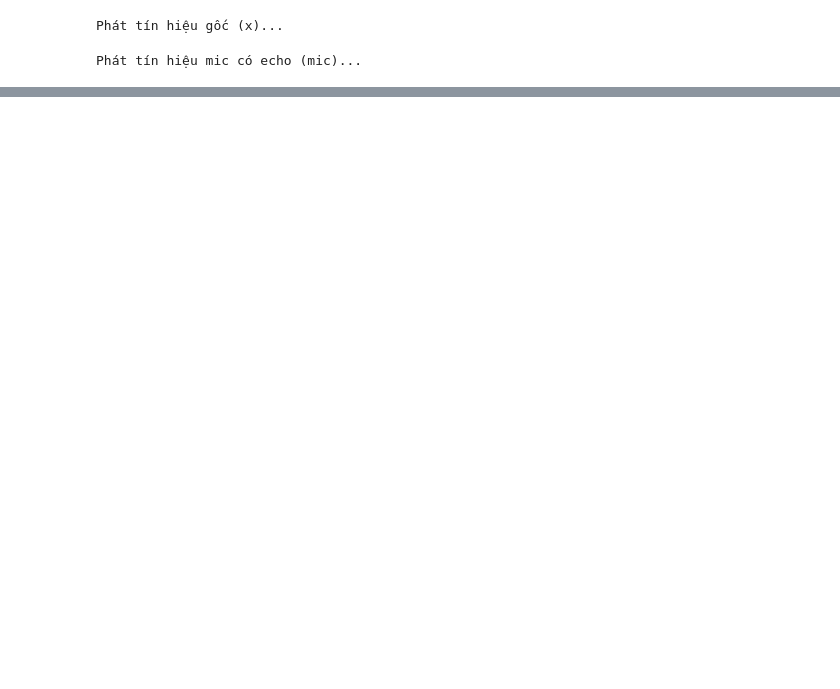
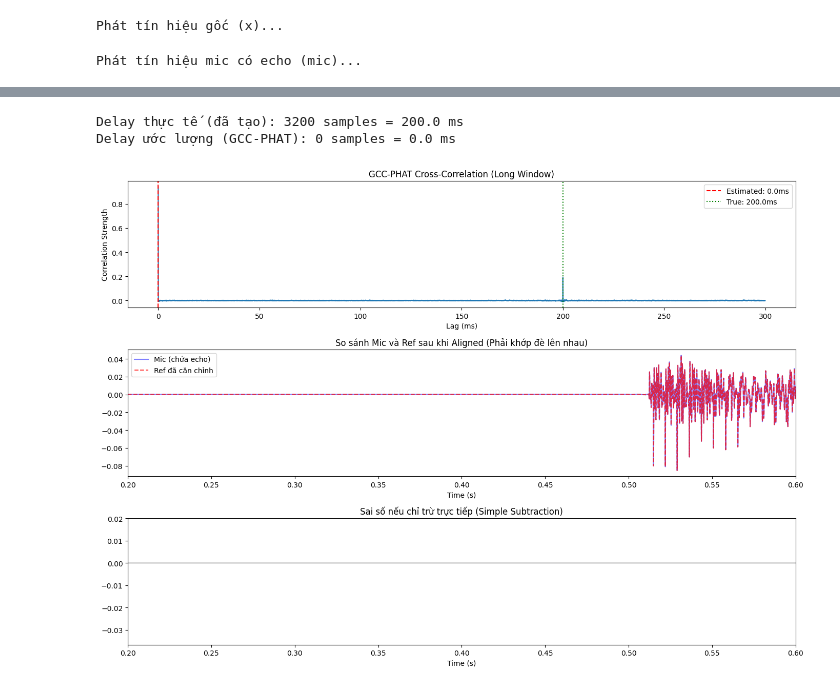
Before and after one commit to ZgsNat/DSP-Acoustic-Echo-Cancellation, a Jupyter notebook: aec-project/docs/real_aec.ipynb, the cells around one changed output, grey strips where cells are left out. Drawn from its saved outputs; the diff is of its cells as text; code cells hidden in the pictures; blank space fills up the shorter version.

```diff
--- a/aec-project/docs/real_aec.ipynb
+++ b/aec-project/docs/real_aec.ipynb
@@ -67,0 +115,75 @@ plt.show()
+# %%
+# --- Block 1: Delay Estimator (Cập nhật để nhận diện delay 200ms) ---
+# Khởi tạo lại với max_delay đủ lớn
+delay_est = DelayEstimator(sample_rate=fs, max_delay_ms=300.0)
+
+# Bước quan trọng: Để tìm được delay 200ms (3200 samples),
+# ta cần dùng một cửa sổ quan sát lớn hơn FRAME_SIZE.
+# Ở đây ta sẽ dùng 1 giây đầu tiên của tín hiệu để tìm delay chuẩn.
+lookback_samples = fs * 1 # 1 giây
+r_long = ref[:lookback_samples]
+m_long = mic_in[:lookback_samples]
+
+# Thực hiện tìm delay trên đoạn dài này
+# Hàm update của DelayEstimator nguyên bản thường dùng FRAME_SIZE,
+# nên ta sẽ tính thủ công GCC-PHAT cho đoạn dài để lấy kết quả chính xác cho Notebook
+from numpy.fft import rfft, irfft
+
+def estimate_long_delay(ref_sig, mic_sig, max_delay_samples):
+    n_fft = len(ref_sig) + len(mic_sig)
+    X = rfft(ref_sig, n=n_fft)
+    D = rfft(mic_sig, n=n_fft)
+    R = D * np.conj(X) # Tìm sự tương quan của Mic so với Ref
+    R_phat = R / np.maximum(np.abs(R), 1e-10)
+    gcc = irfft(R_phat, n=n_fft)
+    return np.argmax(gcc[:max_delay_samples]), gcc[:max_delay_samples]
+
+max_delay_samps = int(0.3 * fs) # 300ms
+estimated_delay, gcc_full = estimate_long_delay(r_long, m_long, max_delay_samps)
+
+# Cập nhật giá trị vào object delay_est để các bước sau sử dụng
+delay_est._delay_smooth = float(estimated_delay)
+estimated_delay_ms = delay_est.current_delay_ms
+
+print(f"Delay thực tế (đã tạo): {int(0.2*fs)} samples = 200.0 ms")
+print(f"Delay ước lượng (GCC-PHAT): {estimated_delay} samples = {estimated_delay_ms:.1f} ms")
+
+# Căn chỉnh reference: Dịch Ref sang phải D samples để khớp với Mic
+ref_aligned = apply_delay(ref, estimated_delay)
+
+# --- Visualization ---
+fig, axes = plt.subplots(3, 1, figsize=(14, 10))
+
+# 1) Đồ thị GCC-PHAT: Sẽ thấy một đỉnh nhọn tại vị trí 200ms
+lags_ms = np.arange(len(gcc_full)) * 1000.0 / fs
+axes[0].plot(lags_ms, gcc_full)
+axes[0].axvline(estimated_delay_ms, color='r', linestyle='--', label=f'Estimated: {estimated_delay_ms:.1f}ms')
+axes[0].axvline(200.0, color='g', linestyle=':', label='True: 200.0ms')
+axes[0].set_title("GCC-PHAT Cross-Correlation (Long Window)")
+axes[0].set_xlabel("Lag (ms)")
+axes[0].set_ylabel("Correlation Strength")
+axes[0].legend()
+
+# 2) Kiểm tra sự đồng bộ bằng mắt (Zoom vào đoạn có sóng)
+t_arr = np.arange(n) / fs
+axes[1].plot(t_arr, mic_in, alpha=0.5, label="Mic (chứa echo)", color='blue')
+axes[1].plot(t_arr, ref_aligned, alpha=0.7, label="Ref đã căn chỉnh", color='red', linestyle='--')
+axes[1].set_title("So sánh Mic và Ref sau khi Aligned (Phải khớp đè lên nhau)")
+axes[1].set_xlabel("Time (s)")
+axes[1].set_xlim(0.2, 0.6) # Zoom vào đoạn sau delay 200ms
+axes[1].legend()
+
+# 3) Sai số còn lại sau khi trừ thô (để thấy tại sao cần NLMS)
+# Nếu trừ thẳng mà không có bộ lọc NLMS, bạn sẽ thấy vẫn còn nhiễu do môi trường
+residual_simple = mic_in - ref_aligned
+axes[2].plot(t_arr, residual_simple, color='gray', alpha=0.5)
+axes[2].set_title("Sai số nếu chỉ trừ trực tiếp (Simple Subtraction)")
+axes[2].set_xlabel("Time (s)")
+axes[2].set_xlim(0.2, 0.6)
+
+plt.tight_layout()
+plt.show()
+# %% [output]
+Delay thực tế (đã tạo): 3200 samples = 200.0 ms
+Delay ước lượng (GCC-PHAT): 0 samples = 0.0 ms
+[figure, added]
```
Also changed, not shown: parts of 19 cells of this notebook, 12 other files.
